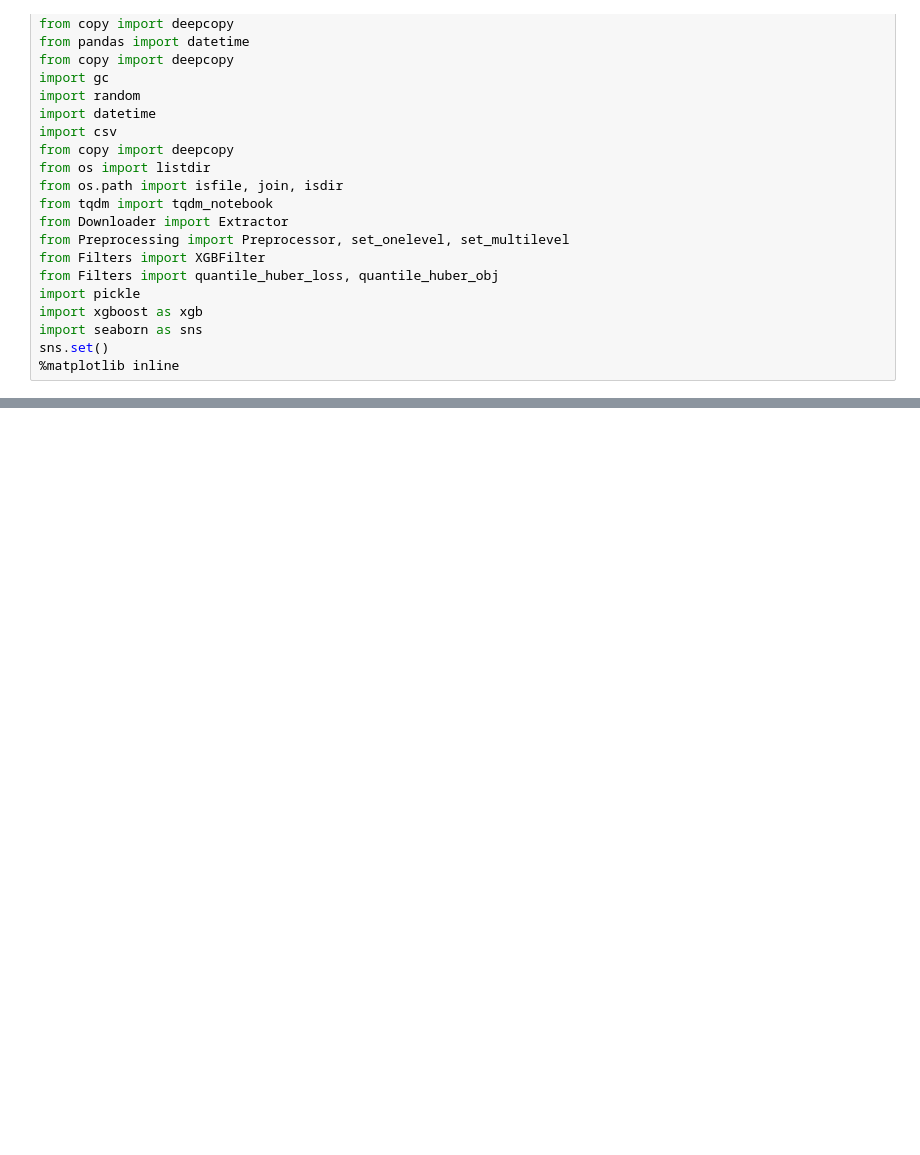
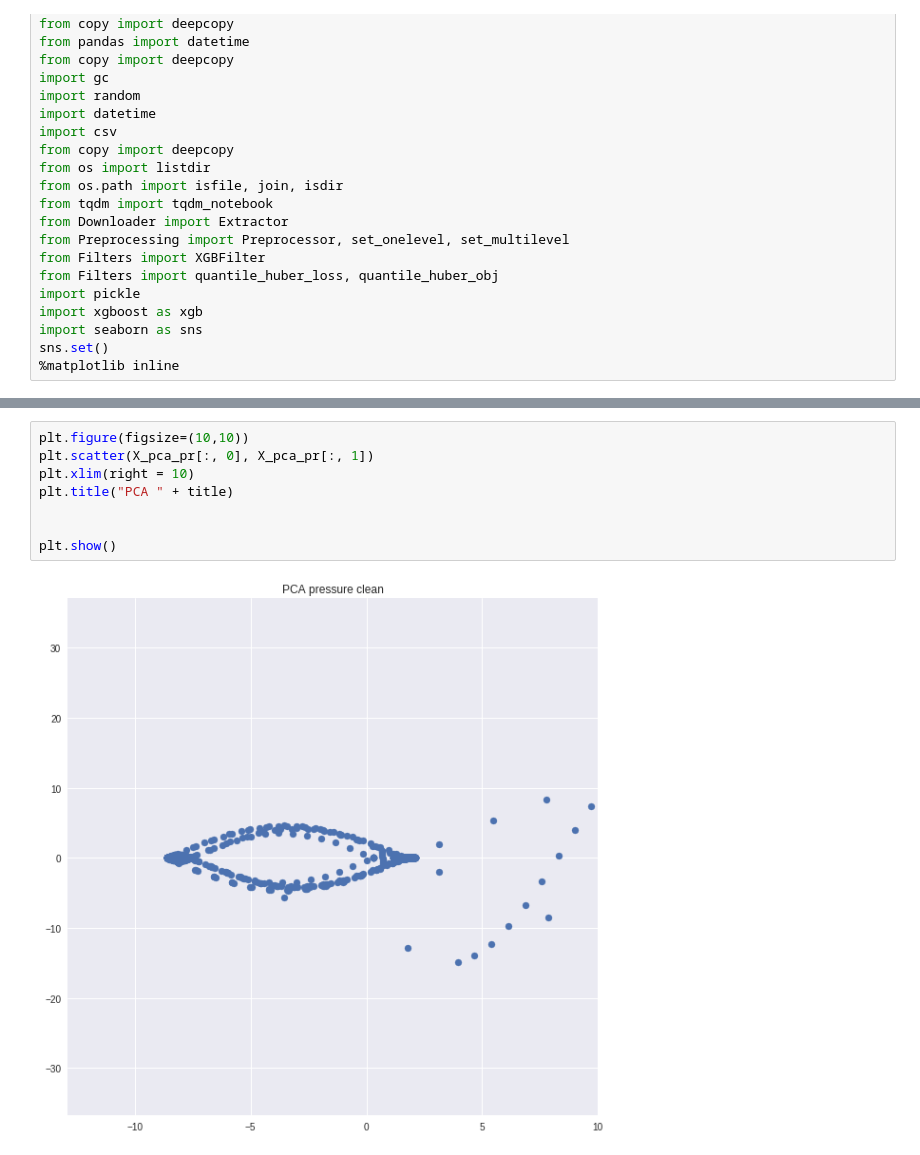
Before and after one commit to NdSv94/MinMax94, a Jupyter notebook: src/figures unsupervised learning.ipynb, the cells around one changed output, grey strips where cells are left out. Drawn from its saved outputs; the diff is of its cells as text; blank space fills up the shorter version.

```diff
--- a/src/figures unsupervised learning.ipynb
+++ b/src/figures unsupervised learning.ipynb
@@ -588,0 +239,10 @@ plt.show()
+# %%
+plt.figure(figsize=(10,10))
+plt.scatter(X_pca_pr[:, 0], X_pca_pr[:, 1])
+plt.xlim(right = 10)
+plt.title("PCA " + title)
+
+
+plt.show()
+# %% [output]
+[figure, added]
```
Also changed, not shown: parts of 33 cells of this notebook.
